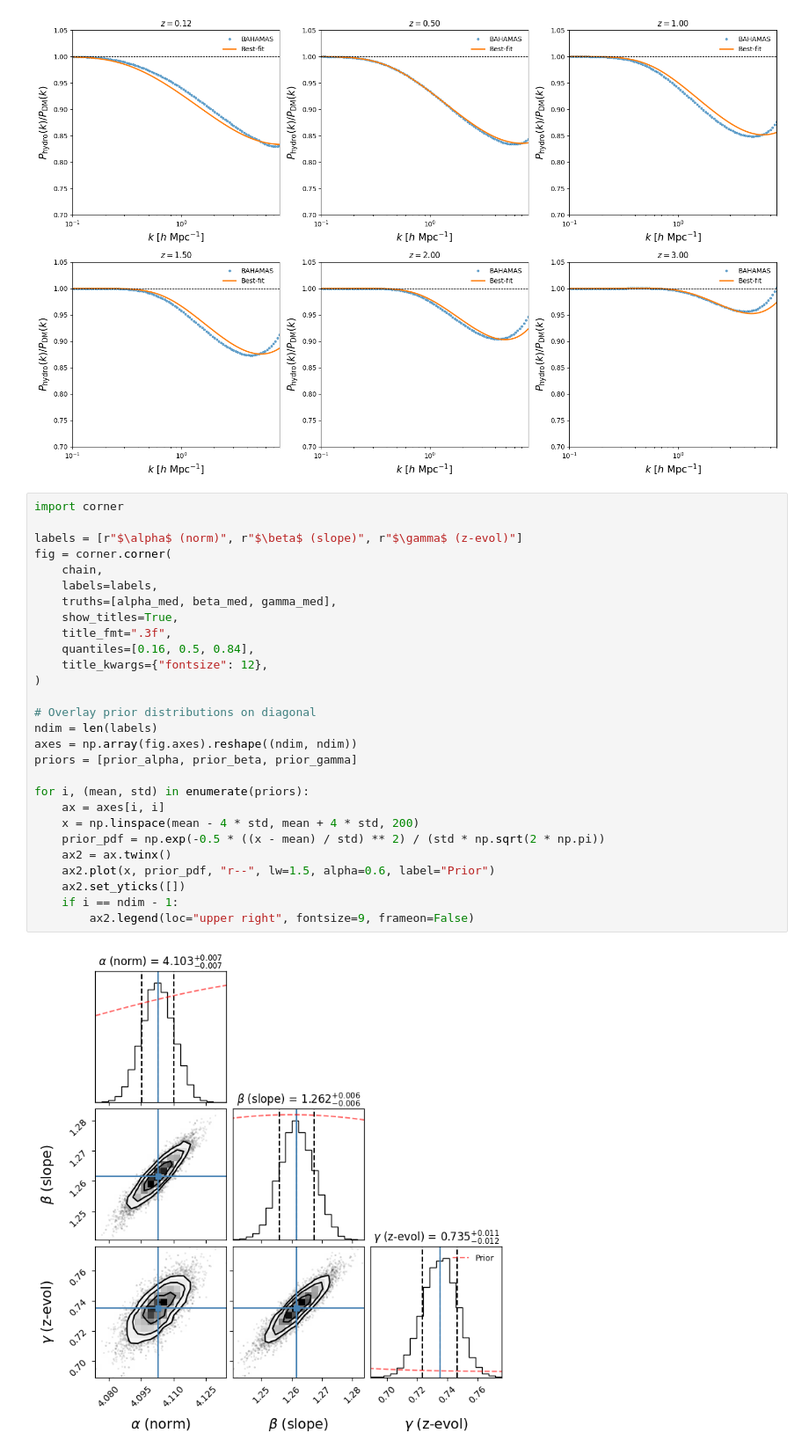
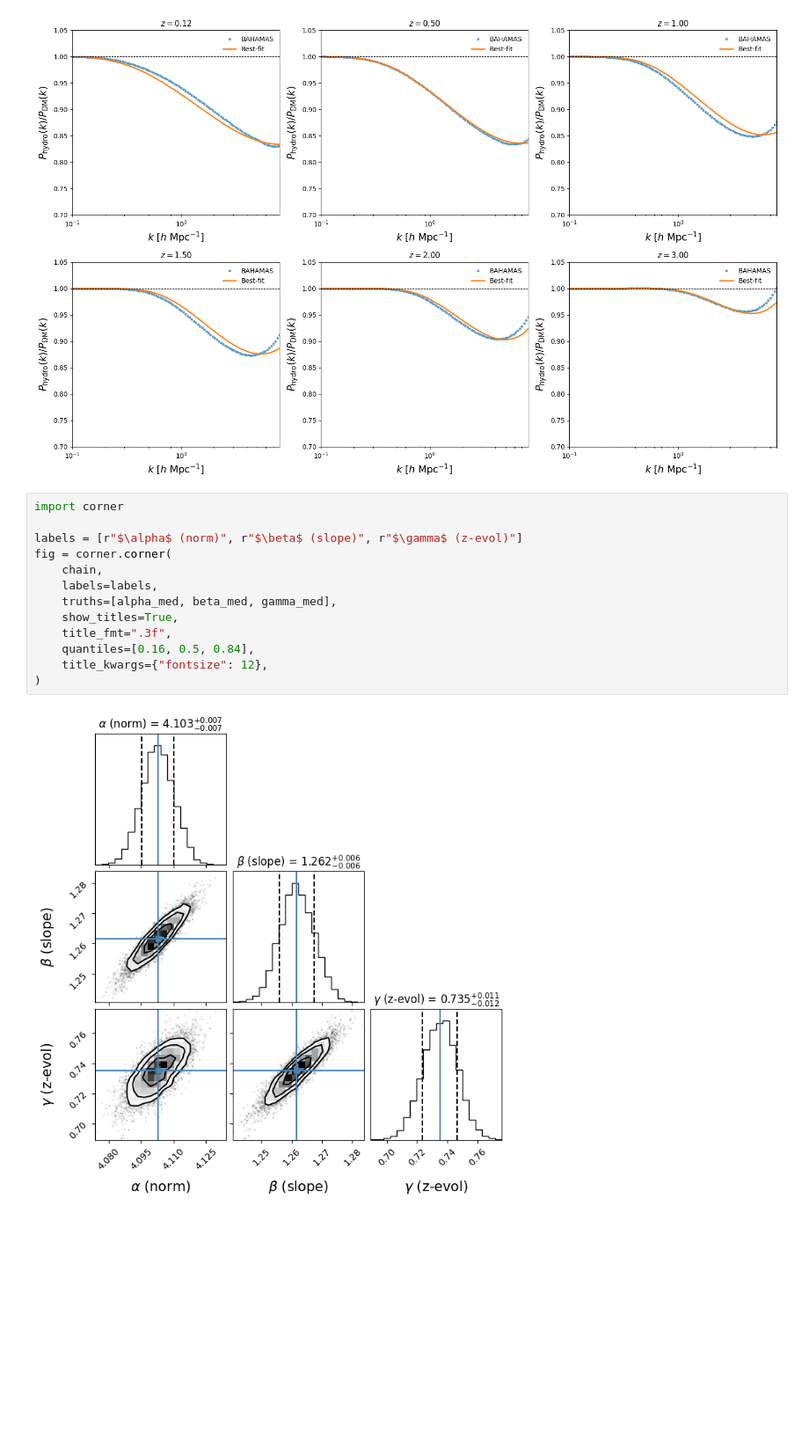
Before and after one commit to jemme07/pyspk, a Jupyter notebook: examples/pySPk_Examples.ipynb, the cells around one changed output. Shown at 88% size. Saved outputs shown, nothing was run; the diff lists cells and outputs as text; blank space fills up the shorter version.

Commit message:
Fix plot

```diff
--- a/examples/pySPk_Examples.ipynb
+++ b/examples/pySPk_Examples.ipynb
@@ -607,30 +607,15 @@ plt.tight_layout()
 # %%
 import corner
 
 labels = [r"$\alpha$ (norm)", r"$\beta$ (slope)", r"$\gamma$ (z-evol)"]
 fig = corner.corner(
     chain,
     labels=labels,
     truths=[alpha_med, beta_med, gamma_med],
     show_titles=True,
     title_fmt=".3f",
     quantiles=[0.16, 0.5, 0.84],
     title_kwargs={"fontsize": 12},
 )
-
-# Overlay prior distributions on diagonal
-ndim = len(labels)
-axes = np.array(fig.axes).reshape((ndim, ndim))
-priors = [prior_alpha, prior_beta, prior_gamma]
-
-for i, (mean, std) in enumerate(priors):
-    ax = axes[i, i]
-    x = np.linspace(mean - 4 * std, mean + 4 * std, 200)
-    prior_pdf = np.exp(-0.5 * ((x - mean) / std) ** 2) / (std * np.sqrt(2 * np.pi))
-    ax2 = ax.twinx()
-    ax2.plot(x, prior_pdf, "r--", lw=1.5, alpha=0.6, label="Prior")
-    ax2.set_yticks([])
-    if i == ndim - 1:
-        ax2.legend(loc="upper right", fontsize=9, frameon=False)
 # %% [output]
-[figure, old version]
+[figure, new version]
```
